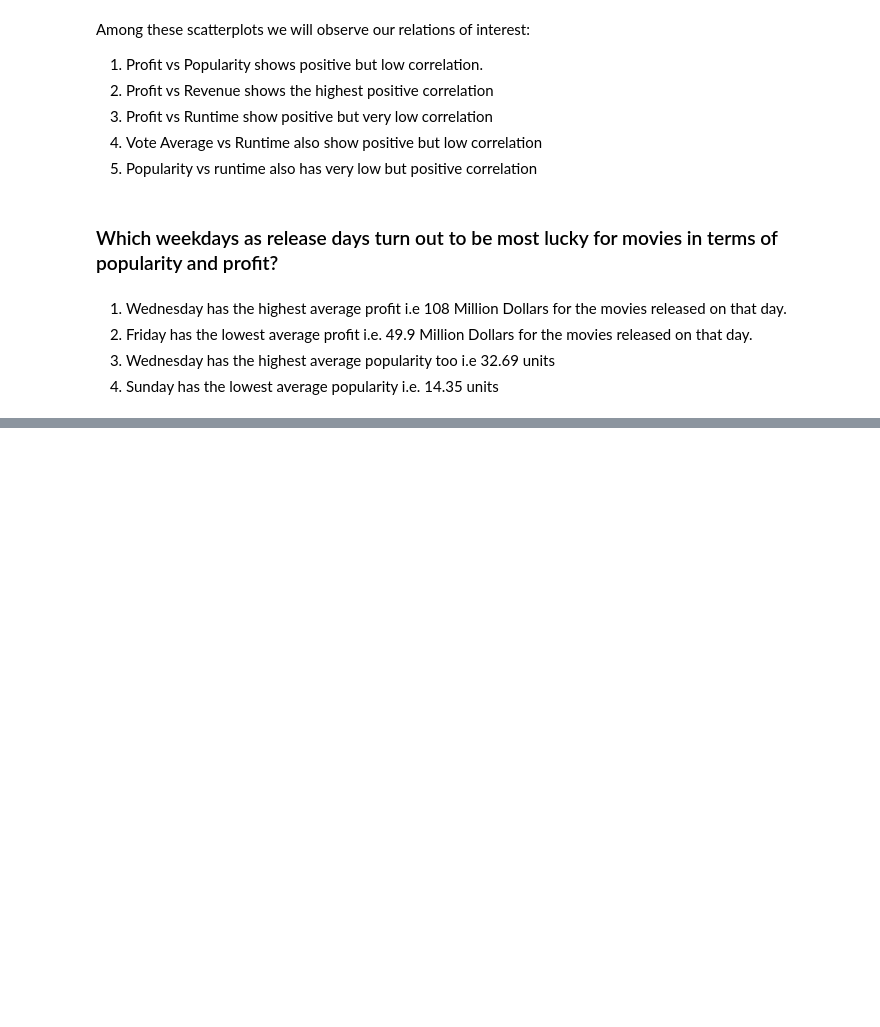
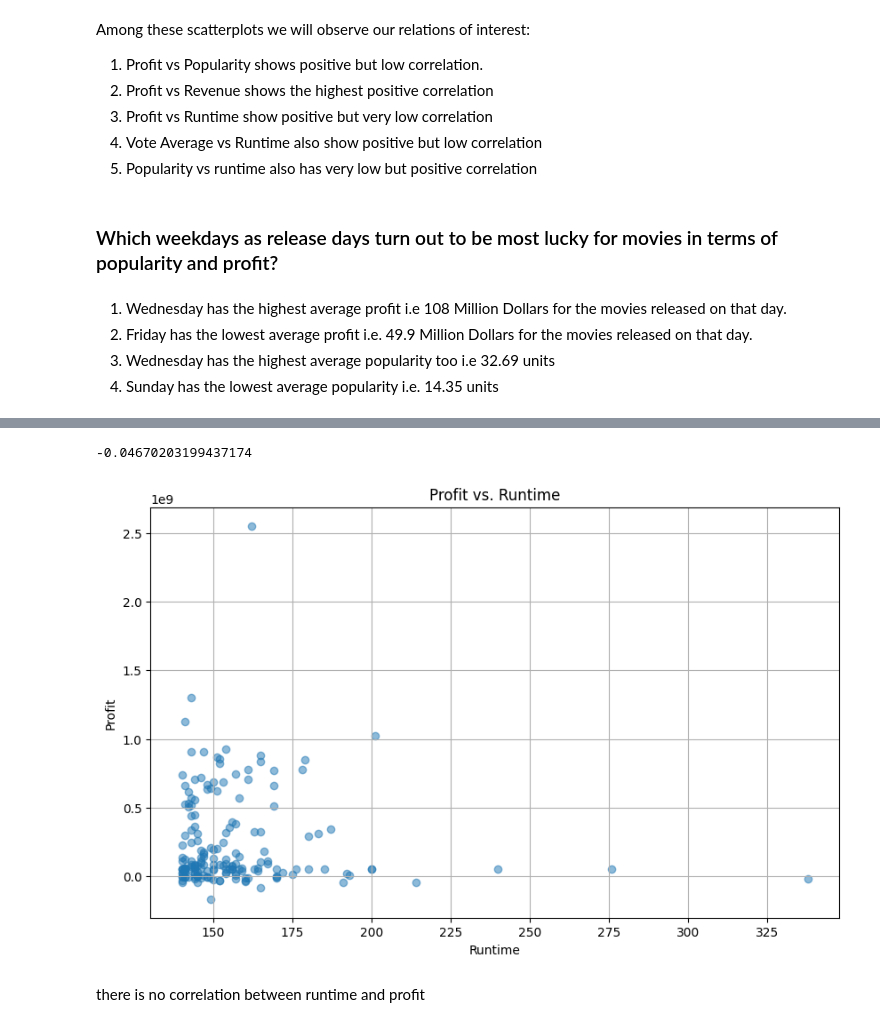
Before and after one commit to mmahdin/Data-Mining-Projects, a Jupyter notebook: main.ipynb, the cells around one changed output, grey strips where cells are left out. Cells and saved outputs as stored; diff of their text form; code cells hidden in the pictures; blank space fills up the shorter version.

```diff
--- a/main.ipynb
+++ b/main.ipynb
@@ -283,0 +351,20 @@ plt.show()
+# %%
+# Form a dataset for long movies
+df_v4 = df_v1.query('runtime >= 140')
+
+correlation_coefficient = df_v4['runtime'].corr(df_v1['profit'])
+print(correlation_coefficient)
+
+# Assuming df_v1 is your DataFrame
+plt.figure(figsize=(10, 6))
+plt.scatter(df_v4['runtime'], df_v4['profit'], alpha=0.5)
+plt.title('Profit vs. Runtime')
+plt.xlabel('Runtime')
+plt.ylabel('Profit')
+plt.grid(True)
+plt.show()
+# %% [output]
+-0.04670203199437174
+[figure, added]
+# %% [markdown]
+there is no correlation between runtime and profit
```
Also changed, not shown: parts of 8 cells of this notebook.
